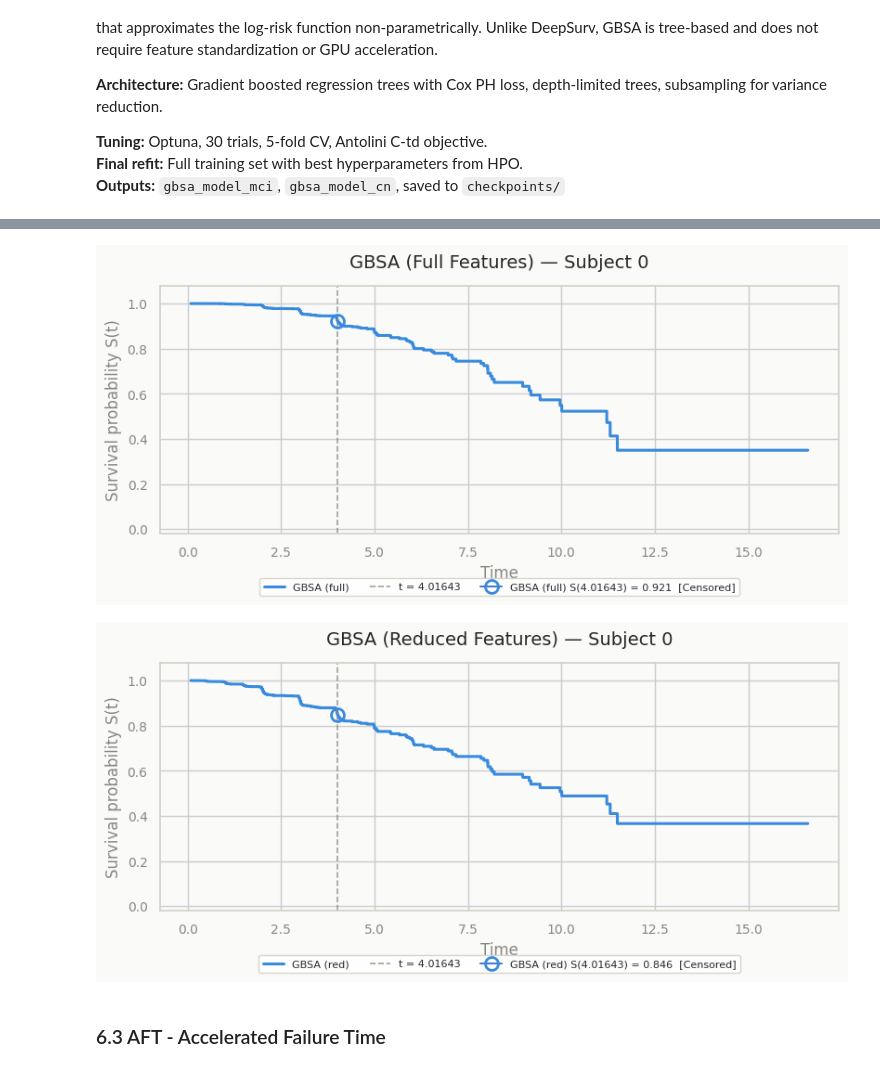
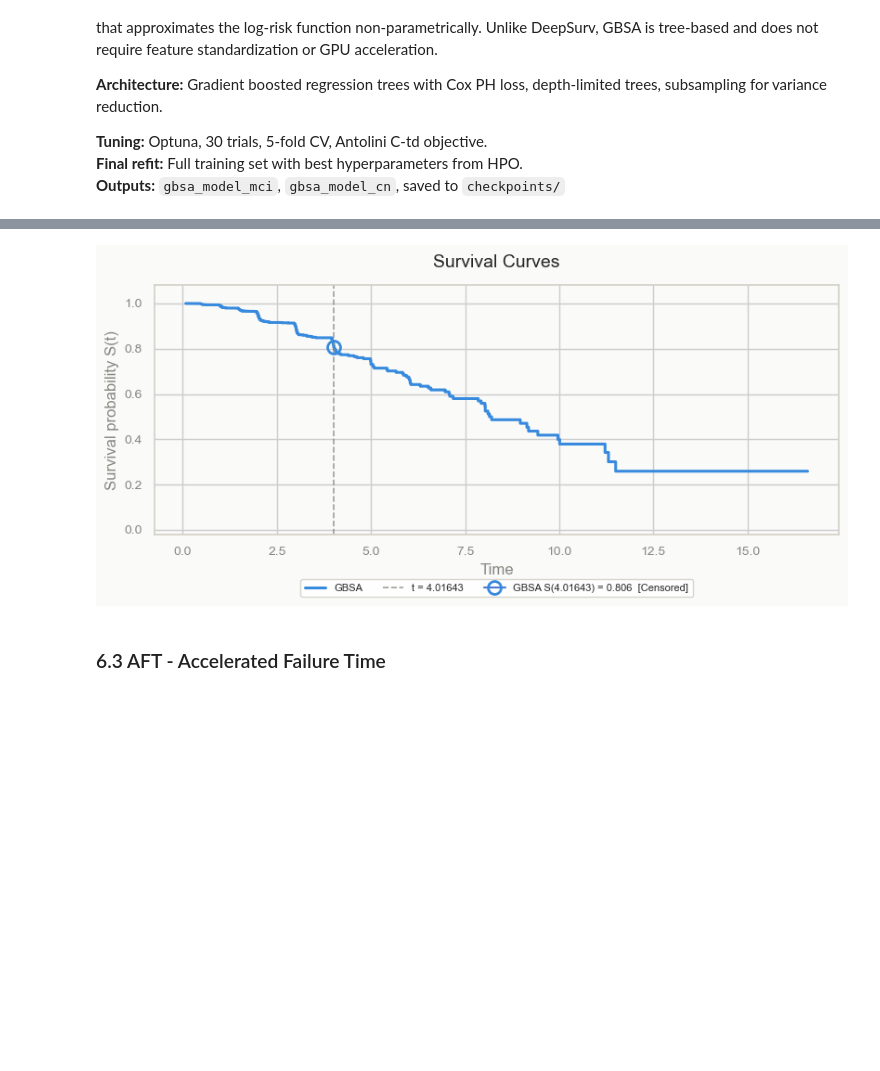
Before and after one commit to omar-dajani/alzheimer-prediction, a Jupyter notebook: Modeling on the Tabular dataset/Tabular_Survival_Analysis_Pipeline.ipynb, the cells around one changed output, grey strips where cells are left out. Drawn from its saved outputs; the diff is of its cells as text; code cells hidden in the pictures; blank space fills up the shorter version.

```diff
--- a/Modeling on the Tabular dataset/Tabular_Survival_Analysis_Pipeline.ipynb
+++ b/Modeling on the Tabular dataset/Tabular_Survival_Analysis_Pipeline.ipynb
@@ -113,11 +82,13 @@ Extracting files...
 # %%
-import glob
+# import glob
 from pathlib import Path
 
-csv_files = glob.glob('/root/.cache/kagglehub/**/*.csv', recursive=True)
-# Filter out any non-ADNI files if needed
-csv_files = [f for f in csv_files if 'master_data' in f]
-print('Found CSV files:', csv_files)
-DATA_PATH = Path(csv_files[0]) if csv_files else None
-assert DATA_PATH is not None and DATA_PATH.exists(), "CSV not found — check download output above"
-print(f'DATA_PATH: {DATA_PATH}')
+# csv_files = glob.glob('/root/.cache/kagglehub/**/*.csv', recursive=True)
+# # Filter out any non-ADNI files if needed
+# csv_files = [f for f in csv_files if 'master_data' in f]
+# print('Found CSV files:', csv_files)
+# DATA_PATH = Path(csv_files[0]) if csv_files else None
+# assert DATA_PATH is not None and DATA_PATH.exists(), "CSV not found — check download output above"
+# print(f'DATA_PATH: {DATA_PATH}')
+
+DATA_PATH = Path('tables/master_data_improved_04052026_v3.csv')
@@ -759,9 +725,10 @@ core_features = [
     'EcogPtTotal', 'EcogSPTotal', 'ecog_sp_pt_ratio',
     'mPACCdigit', 'mPACCtrailsB',
     'n_modalities',
-    *[f'miss_{c}' for c in MISSINGNESS_FLAGS if f'miss_{c}' in df_bl.columns],
+    # *[f'miss_{c}' for c in MISSINGNESS_FLAGS if f'miss_{c}' in df_bl.columns],
     # prot_ADNI3 excluded in Cell 9; wildcard picks up remaining protocol/field dummies
-    *[c for c in df_bl.columns if c.startswith('prot_') or c.startswith('field_')],
+    # *[c for c in df_bl.columns if c.startswith('prot_') or c.startswith('field_')],
+    'field_3 Tesla MRI',
 ]
 
 # slope_cols + slope_velocity_cols only — SLOPE_META_COLS removed in Cell 7
@@ -1175,22 +1067,14 @@ GBSA red   MCI->Dem: 0.7668 | CN->Dec: 0.4848
 # %%
 from postprocessing import plot_individual_survival_curves
 
 i = 0
-dur = float(y_dur_mci_test.iloc[i] if hasattr(y_dur_mci_test, 'iloc') else y_dur_mci_test[i])
-ev  = int(y_ev_mci_test[i])
-
+curve_gbsa = surv_gbsa_mci.iloc[:, i]
 plot_individual_survival_curves(
-    curves=[surv_gbsa_mci.iloc[:, i]],
-    duration=dur, event=ev, labels=['GBSA (full)'],
-    title='GBSA (Full Features) — Subject 0')
-
-plot_individual_survival_curves(
-    curves=[surv_gbsa_mci_red.iloc[:, i]],
-    duration=dur, event=ev, labels=['GBSA (red)'],
-    title='GBSA (Reduced Features) — Subject 0')
+    curves=[curve_gbsa],
+    duration=float(y_dur_mci_test.iloc[i] if hasattr(y_dur_mci_test, 'iloc') else y_dur_mci_test[i]), event=int(y_ev_mci_test[i]),
+    labels=['GBSA'])
 # %% [output]
-[figure, old version]
+[figure, new version]
-[figure, removed]
 # %% [markdown]
 ### 6.3 AFT - Accelerated Failure Time
 # %%
```
Also changed, not shown: parts of 33 cells of this notebook, 29 other files.
